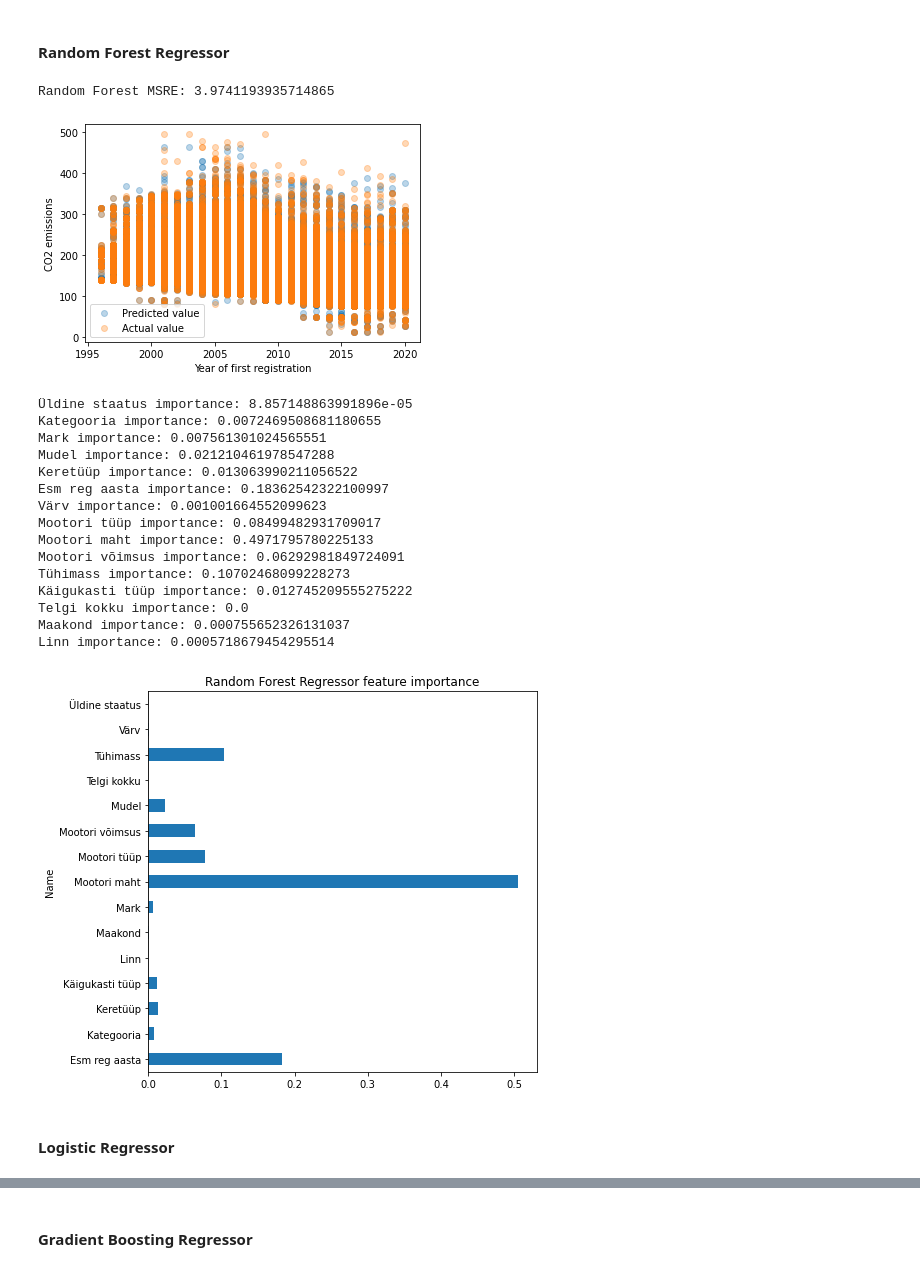
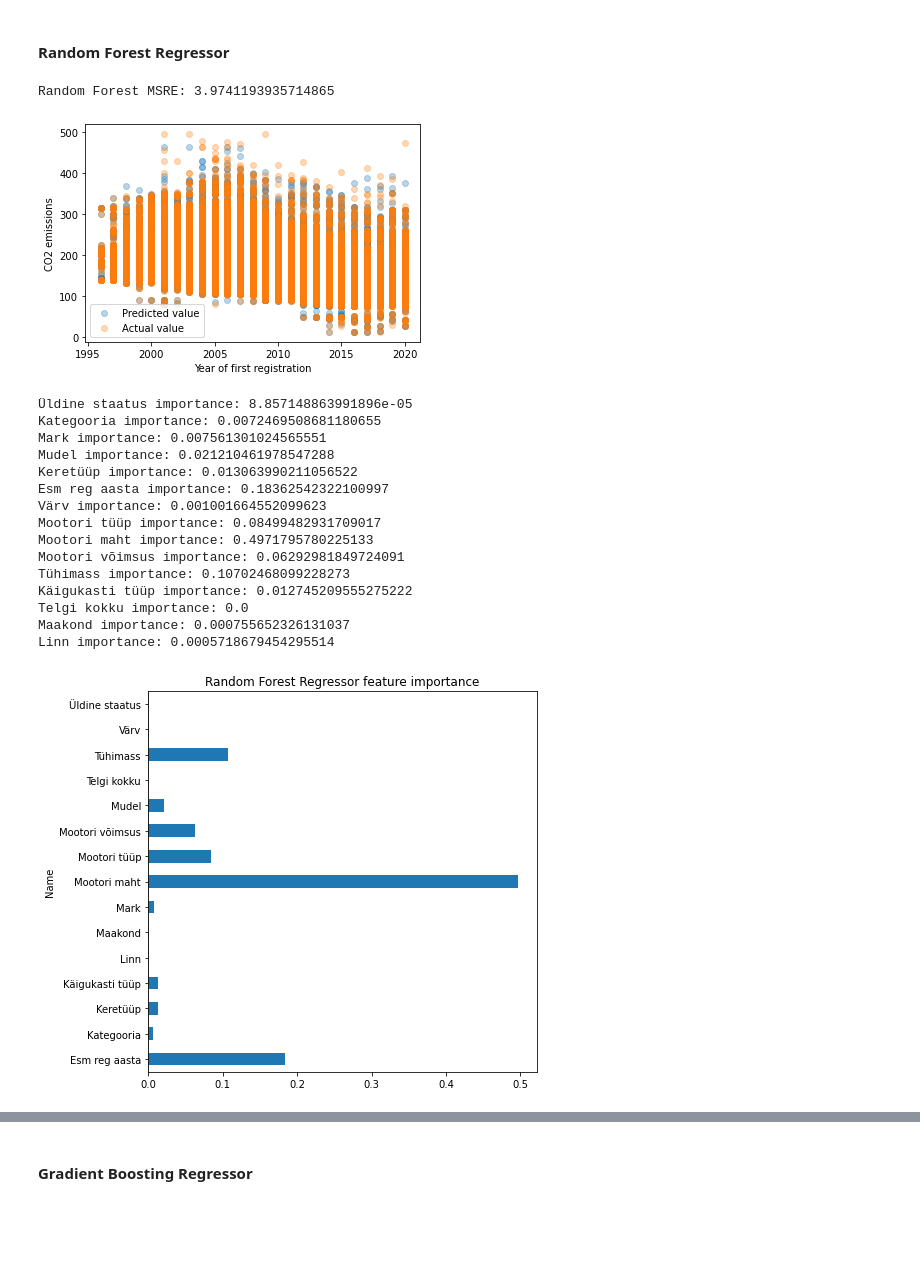
Before and after one commit to Rapur101/IDS2020Project, a Jupyter notebook: CO2 prediction model.ipynb, the cells around one changed output, grey strips where cells are left out. Saved outputs shown, nothing was run; the diff lists cells and outputs as text; code cells hidden in the pictures; blank space fills up the shorter version.

Commit message:
Finished CO2 prediction and added county prediction for feature importance study.

```diff
--- a/CO2 prediction model.ipynb
+++ b/CO2 prediction model.ipynb
@@ -274,34 +257,32 @@ plt.legend({'Actual value','Predicted value'})
 plt.xlabel("Year of first registration")
 plt.ylabel("CO2 emissions")
 plt.show()
 
 for i in range(len(randomForest.feature_importances_)):
     print(X.columns[i] + " importance:", randomForest.feature_importances_[i])
 
-importance_df = pd.DataFrame({'Name':X.columns, 'importance':decisionTree.feature_importances_})
+importance_df = pd.DataFrame({'Name':X.columns, 'importance':randomForest.feature_importances_})
 
 importance_df.groupby("Name")['importance'].mean().plot(kind='barh', figsize=(9, 7))
 plt.title('Random Forest Regressor feature importance')
 plt.axvline(x=0, color='.5')
 plt.subplots_adjust(left=.3)
 # %% [output]
 Random Forest MSRE: 3.9741193935714865
 [figure]
 Üldine staatus importance: 8.857148863991896e-05
 Kategooria importance: 0.0072469508681180655
 Mark importance: 0.007561301024565551
 Mudel importance: 0.021210461978547288
 Keretüüp importance: 0.013063990211056522
 Esm reg aasta importance: 0.18362542322100997
 Värv importance: 0.001001664552099623
 Mootori tüüp importance: 0.08499482931709017
 Mootori maht importance: 0.4971795780225133
 Mootori võimsus importance: 0.06292981849724091
 Tühimass importance: 0.10702468099228273
 Käigukasti tüüp importance: 0.012745209555275222
 Telgi kokku importance: 0.0
 Maakond importance: 0.000755652326131037
 Linn importance: 0.0005718679454295514
-[figure, old version]
+[figure, new version]
-# %% [markdown]
-#### Logistic Regressor
```
Also changed, not shown: parts of 17 cells of this notebook.
